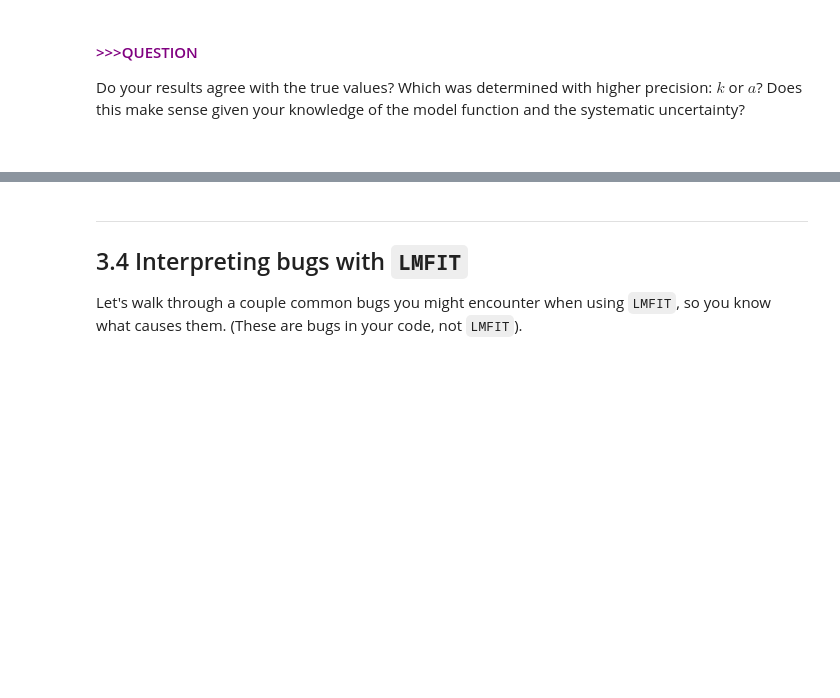
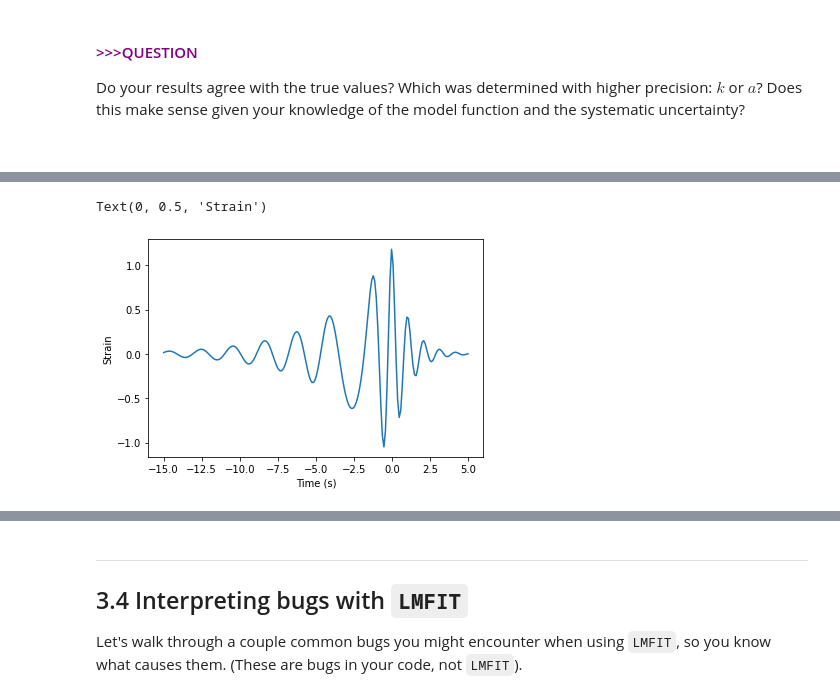
Before and after one commit to violatingcp/MIT_8.S50, a Jupyter notebook: Recitation3/Recitation_03_learner_soln.ipynb, the cells around one changed output, grey strips where cells are left out. Saved outputs shown, nothing was run; the diff lists cells and outputs as text; code cells hidden in the pictures; blank space fills up the shorter version.

```diff
--- a/Recitation3/Recitation_03_learner_soln.ipynb
+++ b/Recitation3/Recitation_03_learner_soln.ipynb
@@ -439,12 +382,0 @@ def whiten_and_bandpass(strain, asd, bp_low, bp_high):
-# %%
-low_pass = lower()
-high_pass = higher()
-
-whitened_data = whiten_and_bandpass(strain, asd, low_pass, high_pass)
-wnr = whiten_and_bandpass(nrdata, asd, low_pass, high_pass).crop(-0.1, 0.05)
-zoom = whitened_data.crop(tevent-0.09, tevent+0.05)
-zoom.t0 = -0.09
-x = np.array(zoom.times)
-white_data_bp_zoom = zoom.value
-plt.plot(x, white_data_bp_zoom)
-plt.plot(wnr.times, wnr.value)
@@ -519,0 +457,29 @@ Question text needed...
+# %%
+import numpy as np
+import matplotlib.pyplot as plt
+
+np.random.seed(0x98a09fe)
+
+def complicated_model_fn(x, lambda_plus, lambda_minus, max_amp, omega_0, omega_max, omega_sigma):
+    omega = (omega_max - omega_0) * (np.exp(-np.minimum(x, 0)**2 / omega_sigma)) + omega_0
+    lambdas = np.array([lambda_plus if xvalue > 0 else lambda_minus for xvalue in x])
+    amplitude = max_amp * np.exp(-abs(x) / lambdas)
+    return amplitude * np.cos(omega * x)
+
+LAMBDA_PLUS_TRUE = 1.0
+LAMBDA_MINUS_TRUE = 4
+MAX_AMP_TRUE = 1.2
+OMEGA_0_TRUE = 3.0
+OMEGA_MAX_TRUE = 6.0
+OMEGA_SIGMA_TRUE = 4.0
+
+xi = np.linspace(-15, 5, 200)
+true_yi = complicated_model_fn(xi, LAMBDA_PLUS_TRUE, LAMBDA_MINUS_TRUE, MAX_AMP_TRUE,
+                               OMEGA_0_TRUE, OMEGA_MAX_TRUE, OMEGA_SIGMA_TRUE)
+
+plt.plot(xi, true_yi)
+plt.xlabel("Time (s)")
+plt.ylabel("Strain")
+# %% [output]
+Text(0, 0.5, 'Strain')
+[figure, added]
```
Also changed, not shown: parts of 38 cells of this notebook.
